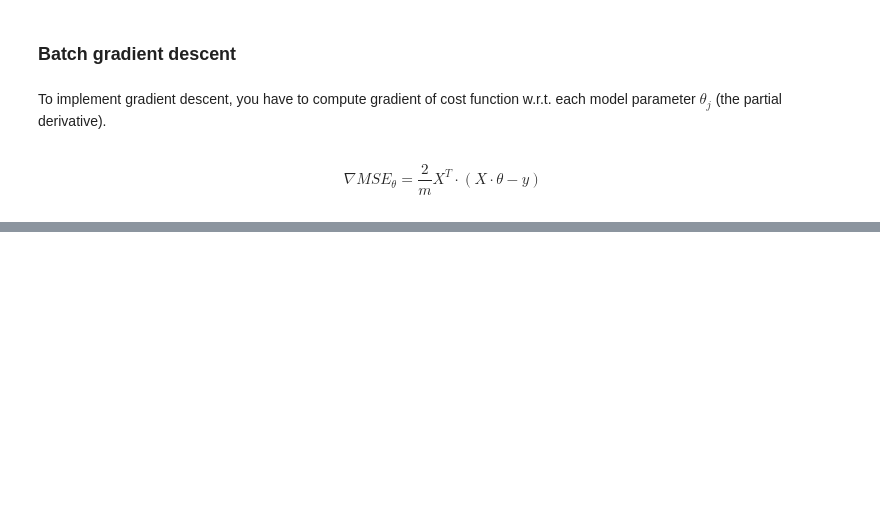
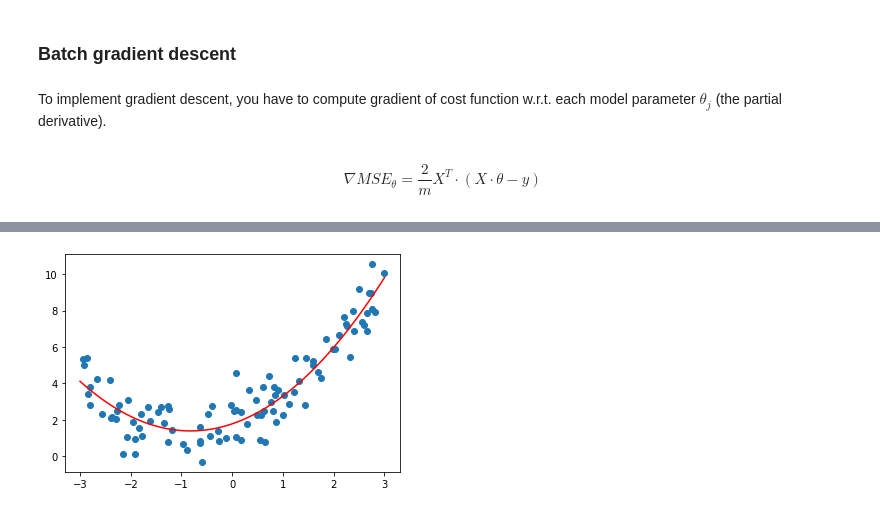
Before and after one commit to collindching/Hands-On-ML, a Jupyter notebook: 4 - Training Models.ipynb, the cells around one changed output, grey strips where cells are left out. Drawn from its saved outputs; the diff is of its cells as text; code cells hidden in the pictures; blank space fills up the shorter version.

```diff
--- a/4 - Training Models.ipynb
+++ b/4 - Training Models.ipynb
@@ -122,0 +241,11 @@ To implement gradient descent, you have to compute gradient of cost function w.r
+# %%
+lin_reg = LinearRegression()
+lin_reg.fit(X_poly, y)
+
+domain = np.linspace(-3,3,100).reshape(-1,1)
+poly_domain = poly_features.fit_transform(domain)
+
+plt.scatter(X,y);
+plt.plot(domain, lin_reg.predict(poly_domain),'r');
+# %% [output]
+[figure, added]
```
Also changed, not shown: parts of 44 cells of this notebook, 1 other file.
